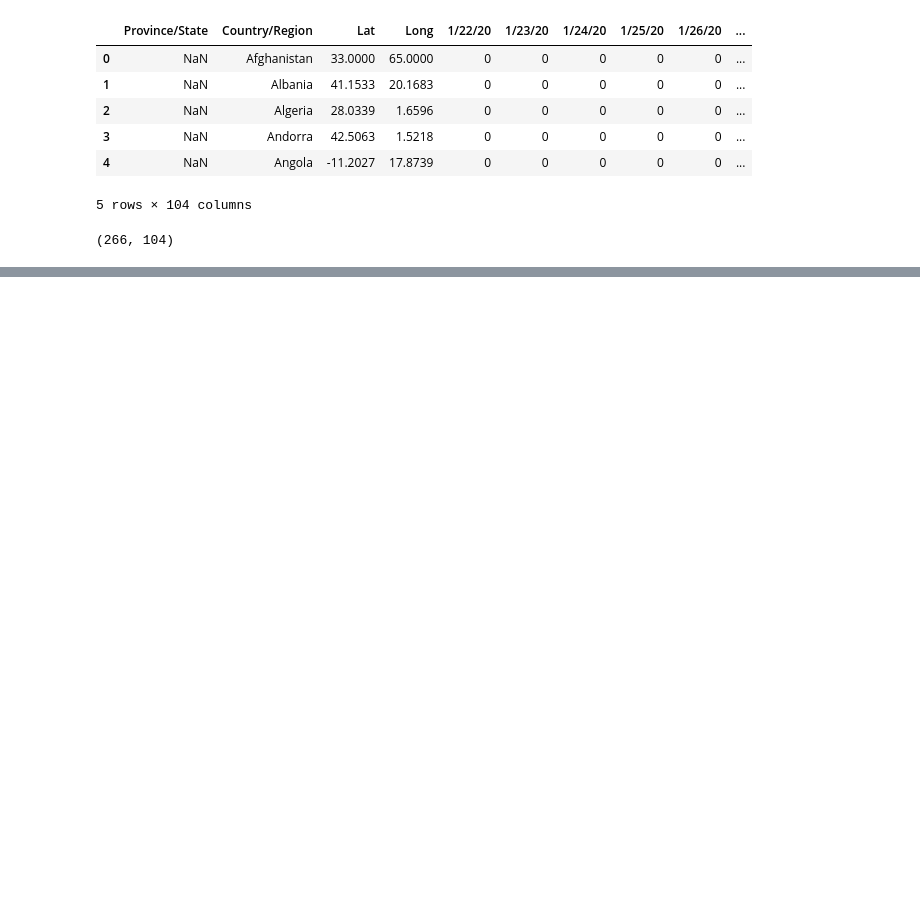
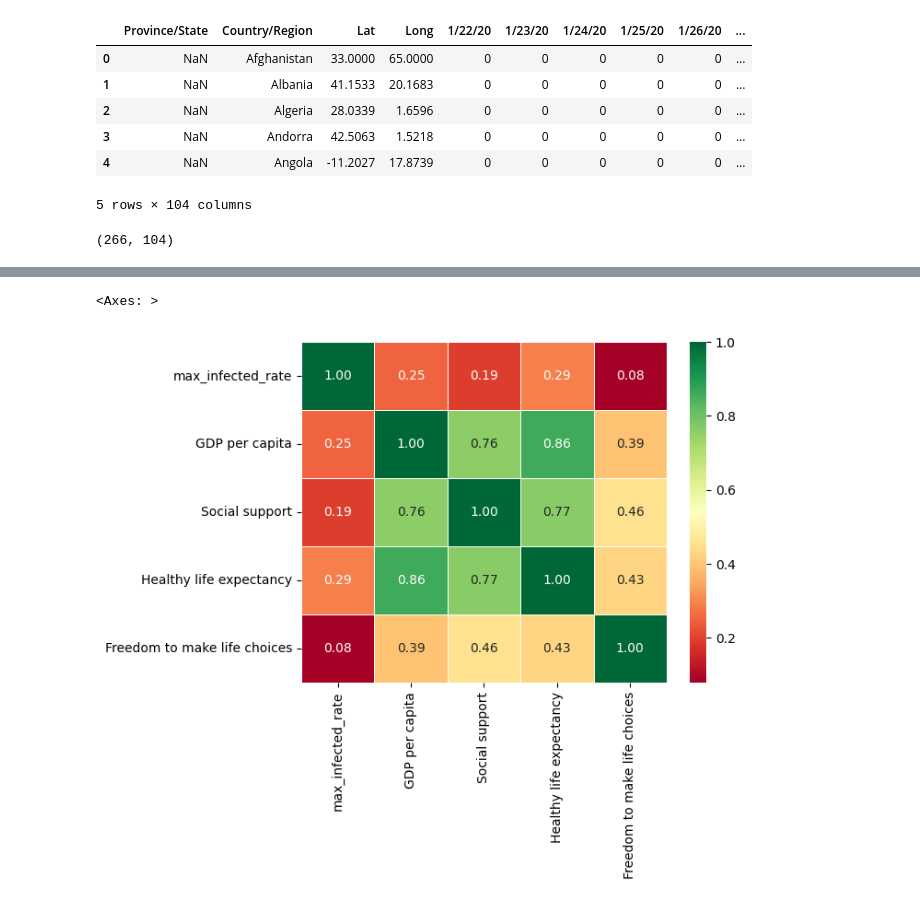
Before and after one commit to AswinAzikar/tutedude_assignments, a Jupyter notebook: Covid-19 Analysis.ipynb, the cells around one changed output, grey strips where cells are left out. Saved outputs shown, nothing was run; the diff lists cells and outputs as text; code cells hidden in the pictures; blank space fills up the shorter version.

```diff
--- a/Covid-19 Analysis.ipynb
+++ b/Covid-19 Analysis.ipynb
@@ -86,0 +160,2 @@ agg_df.isnull()
+# %%
+hap_rep = pd.read_csv("/kaggle/input/covid-19-analysis-data/worldwide_happiness_report.csv")
@@ -86,0 +178,2 @@ agg_df.isnull()
+# %%
+hap_rep.drop(["Overall rank", "Score", "Generosity","Perceptions of corruption" ],axis=1, inplace = True )
@@ -86,0 +196,2 @@ agg_df.isnull()
+# %%
+hap_rep.set_index('Country or region', inplace = True)
@@ -86,0 +216,2 @@ agg_df.isnull()
+# %%
+joined_df = co_data.join(hap_rep,how="inner")
@@ -86,0 +243,5 @@ agg_df.isnull()
+# %%
+sb.heatmap(joined_df.corr(),annot=True, cmap="RdYlGn", fmt=".2f", linewidths=0.5)
+# %% [output]
+<Axes: >
+[figure, added]
```
Also changed, not shown: parts of 29 cells of this notebook.
